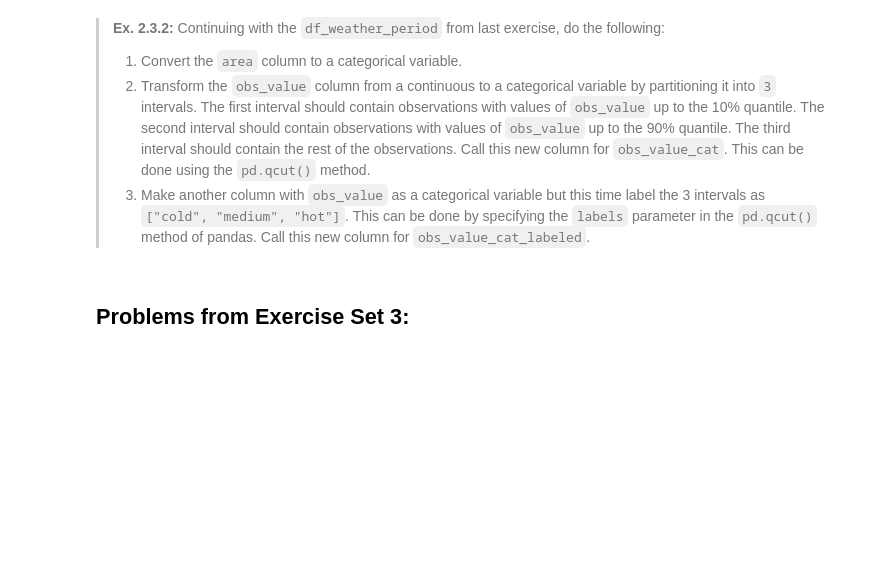
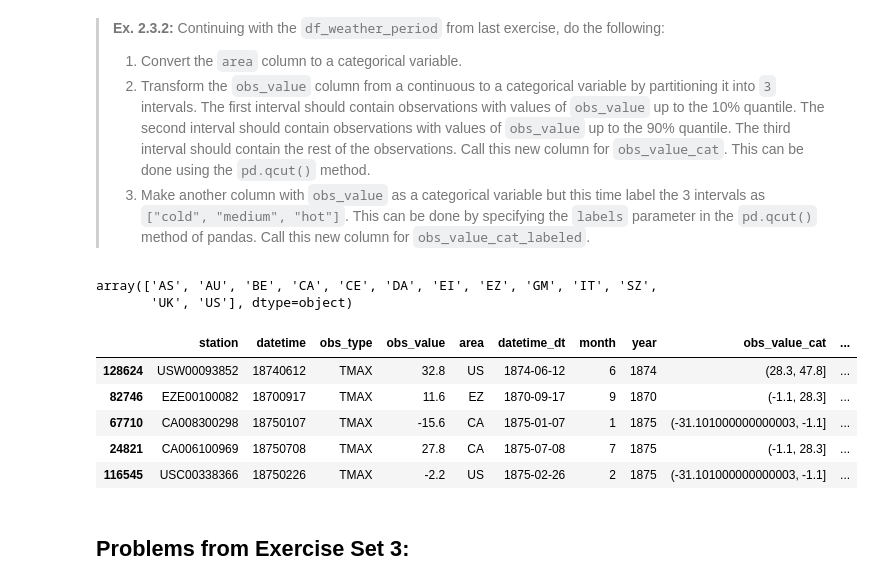
Before and after one commit to andersbnt/Group-22-ISDS2022, a Jupyter notebook: assignments/assignment1/Anders_assignment_1.ipynb, the cells around one changed output. Cells and saved outputs as stored; diff of their text form; code cells hidden in the pictures; blank space fills up the shorter version.

```diff
--- a/assignments/assignment1/Anders_assignment_1.ipynb
+++ b/assignments/assignment1/Anders_assignment_1.ipynb
@@ -124,3 +213,33 @@ raise NotImplementedError()
+# %%
+df_weather_period['area'].unique()
+# %% [output]
+array(['AS', 'AU', 'BE', 'CA', 'CE', 'DA', 'EI', 'EZ', 'GM', 'IT', 'SZ',
+       'UK', 'US'], dtype=object)
+# %%
+#Area column is already a categorical variable
+
+#Defining desired quantiles and labelnames for cutting the obs_value into categories
+quantiles=[0, 0.1, 0.9, 1]
+label_names = ['cold','medium','hot']
+
+#Adding the desired columns using qcut
+
+df_weather_period = (
+    df_weather_period.assign(
+        obs_value_cat=lambda df: pd.qcut(df.obs_value, q=quantiles),
+        obs_value_cat_labeled=lambda df: pd.qcut(df.obs_value, q=quantiles, labels=label_names)
+    )
+)
+
+#Checking random sample
+df_weather_period.sample(5)
+# %% [output]
+|  | station | datetime | obs_type | obs_value | area | datetime_dt | month | year | obs_value_cat | ... |
+| 128624 | USW00093852 | 18740612 | TMAX | 32.8 | US | 1874-06-12 | 6 | 1874 | (28.3, 47.8] | ... |
+| 82746 | EZE00100082 | 18700917 | TMAX | 11.6 | EZ | 1870-09-17 | 9 | 1870 | (-1.1, 28.3] | ... |
+| 67710 | CA008300298 | 18750107 | TMAX | -15.6 | CA | 1875-01-07 | 1 | 1875 | (-31.101000000000003, -1.1] | ... |
+| 24821 | CA006100969 | 18750708 | TMAX | 27.8 | CA | 1875-07-08 | 7 | 1875 | (-1.1, 28.3] | ... |
+| 116545 | USC00338366 | 18750226 | TMAX | -2.2 | US | 1875-02-26 | 2 | 1875 | (-31.101000000000003, -1.1] | ... |
 # %% [markdown]
 ## Problems from Exercise Set 3:
 # %% [markdown]
```
Also changed, not shown: parts of 17 cells of this notebook, 1 other file.
